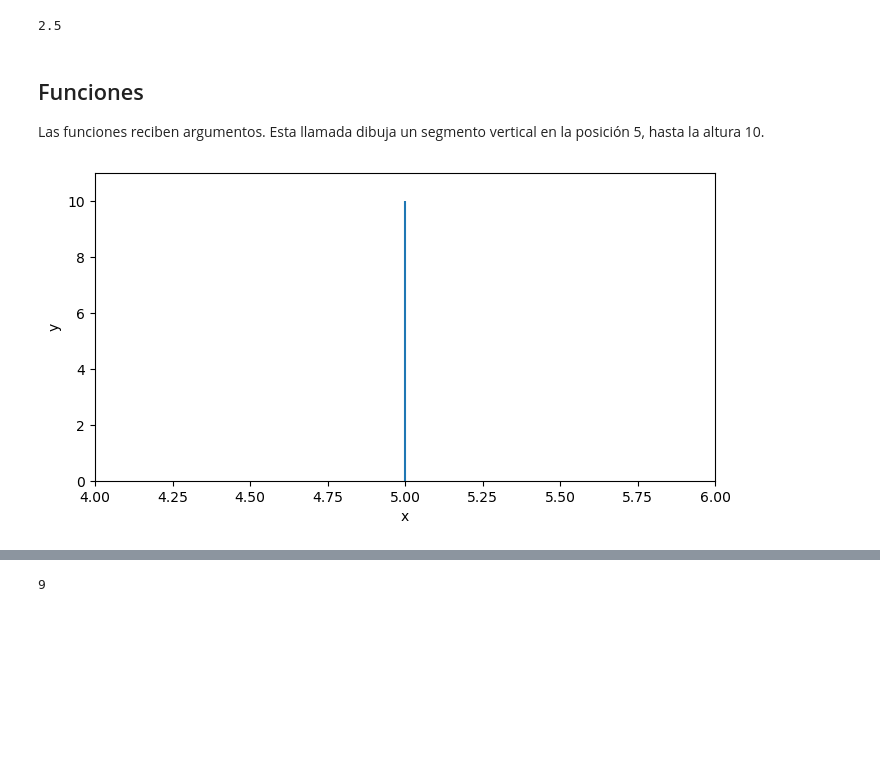
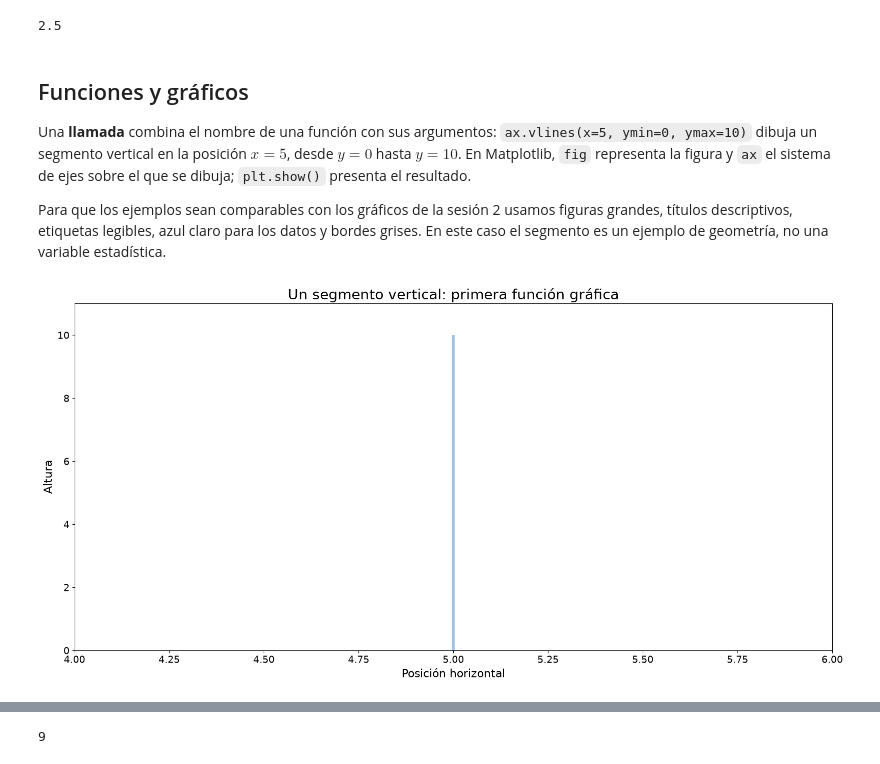
Before and after one commit to guiruha/LaSalle_Estadistica, a Jupyter notebook: sesiones/sesion1/s1.ipynb, the cells around one changed output, grey strips where cells are left out. Saved outputs shown, nothing was run; the diff lists cells and outputs as text; code cells hidden in the pictures; blank space fills up the shorter version.

```diff
--- a/sesiones/sesion1/s1.ipynb
+++ b/sesiones/sesion1/s1.ipynb
@@ -171,14 +205,21 @@ nota / 2
 # %% [output]
 2.5
 # %% [markdown]
-## Funciones
+## Funciones y gráficos
 
-Las funciones reciben argumentos. Esta llamada dibuja un segmento vertical en la posición 5, hasta la altura 10.
+Una **llamada** combina el nombre de una función con sus argumentos: `ax.vlines(x=5, ymin=0, ymax=10)` dibuja un segmento vertical en la posición $x=5$, desde $y=0$ hasta $y=10$. En Matplotlib, `fig` representa la figura y `ax` el sistema de ejes sobre el que se dibuja; `plt.show()` presenta el resultado.
+
+Para que los ejemplos sean comparables con los gráficos de la sesión 2 usamos figuras grandes, títulos descriptivos, etiquetas legibles, azul claro para los datos y bordes grises. En este caso el segmento es un ejemplo de geometría, no una variable estadística.
 # %%
-fig, ax = plt.subplots()
-_ = ax.vlines(x=5, ymin=0, ymax=10)
-_ = ax.set(xlim=(4, 6), ylim=(0, 11), xlabel="x", ylabel="y")
+fig, ax = plt.subplots(figsize=(16, 8))
+_ = ax.vlines(x=5, ymin=0, ymax=10, color='#9fc3e4', linewidth=4)
+_ = ax.set(xlim=(4, 6), ylim=(0, 11))
+_ = ax.set_title('Un segmento vertical: primera función gráfica', fontsize=20)
+_ = ax.set_xlabel('Posición horizontal', fontsize=16)
+_ = ax.set_ylabel('Altura', fontsize=16)
+ax.tick_params(labelsize=14)
+fig.tight_layout()
 plt.show()
 # %% [output]
-[figure, old version]
+[figure, new version]
 # %% [markdown]
```
Also changed, not shown: parts of 209 cells of this notebook, 6 other files.
